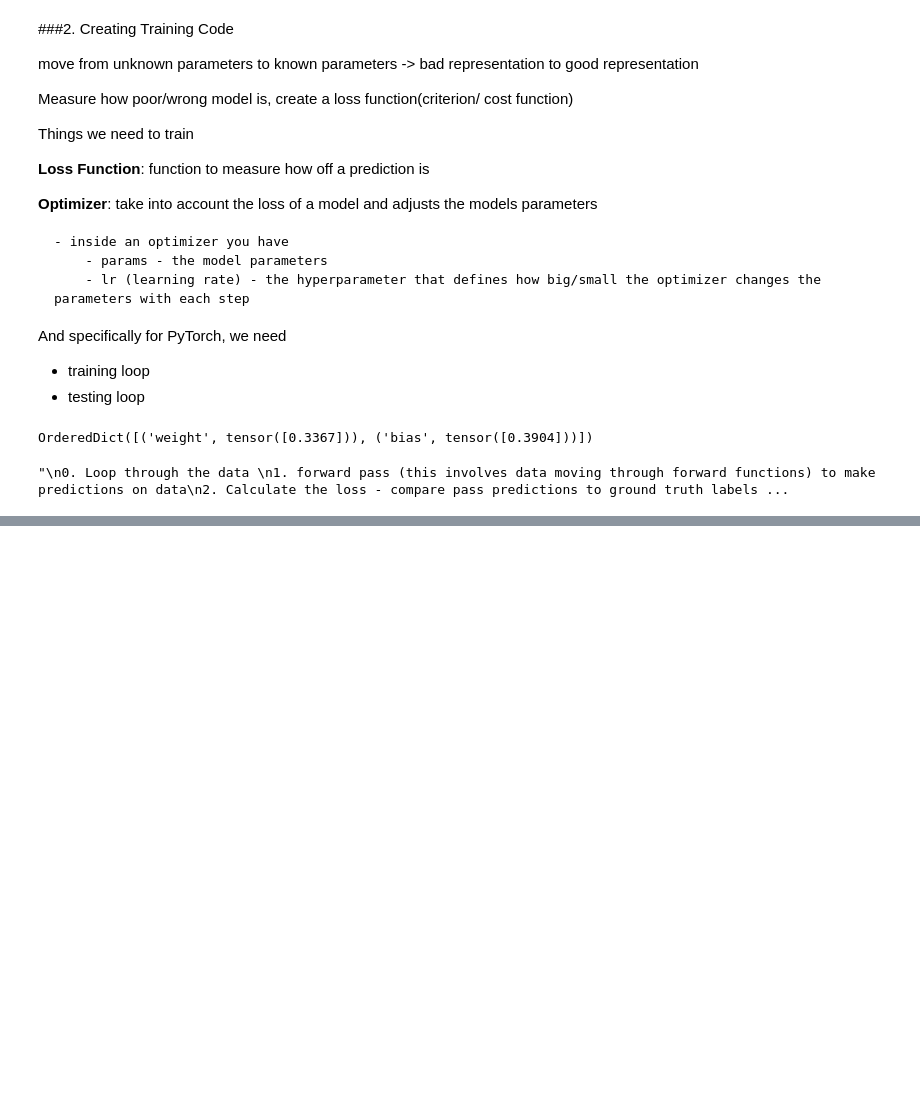
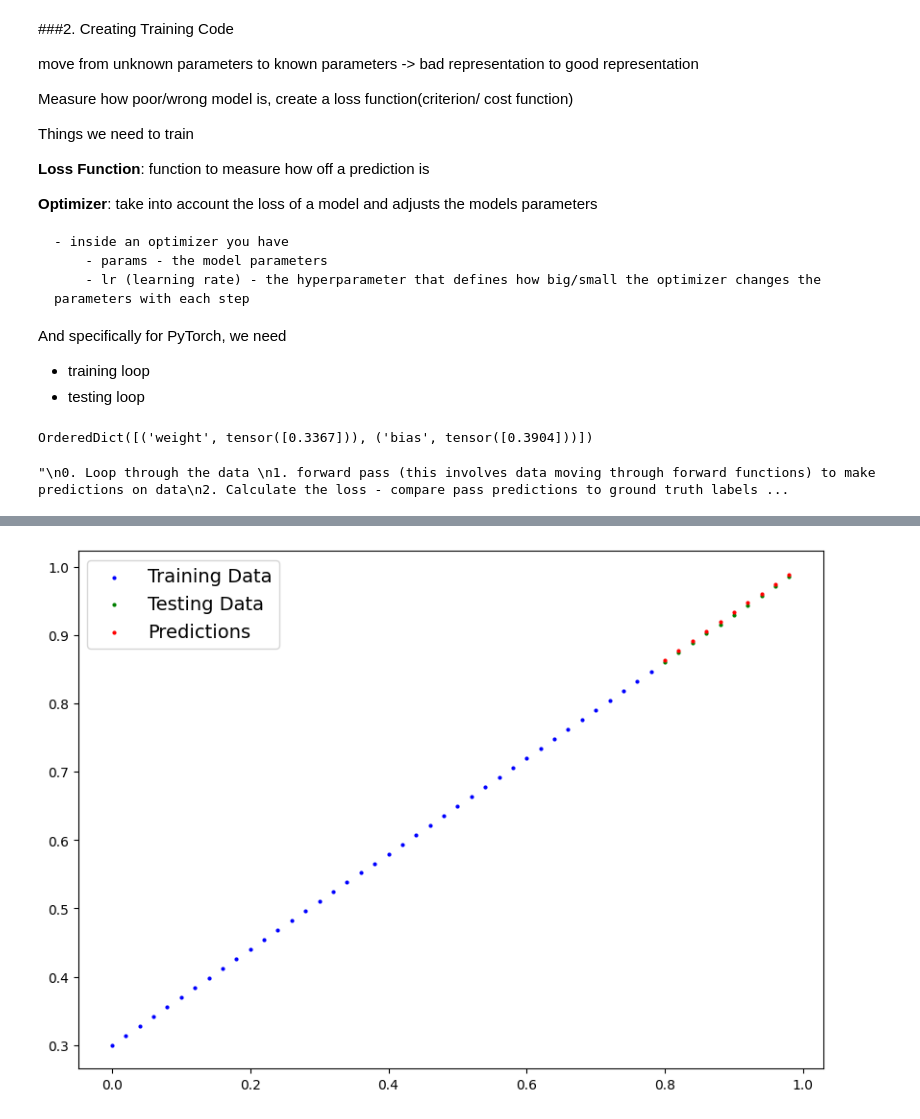
Before and after one commit to tranviviana/PyTorch, a Jupyter notebook: 01_PytorchWorkflow.ipynb, the cells around one changed output, grey strips where cells are left out. Saved outputs shown, nothing was run; the diff lists cells and outputs as text; code cells hidden in the pictures; blank space fills up the shorter version.

```diff
--- a/01_PytorchWorkflow.ipynb
+++ b/01_PytorchWorkflow.ipynb
@@ -298,0 +382,3 @@ for epoch in range(epochs):
+# %%
+with torch.inference_mode():
+  y_preds_new = model_0(X_test)
@@ -298,0 +397,4 @@ for epoch in range(epochs):
+# %%
+plot_predictions(predictions=y_preds_new)
+# %% [output]
+[figure, added]
```
Also changed, not shown: parts of 39 cells of this notebook.
